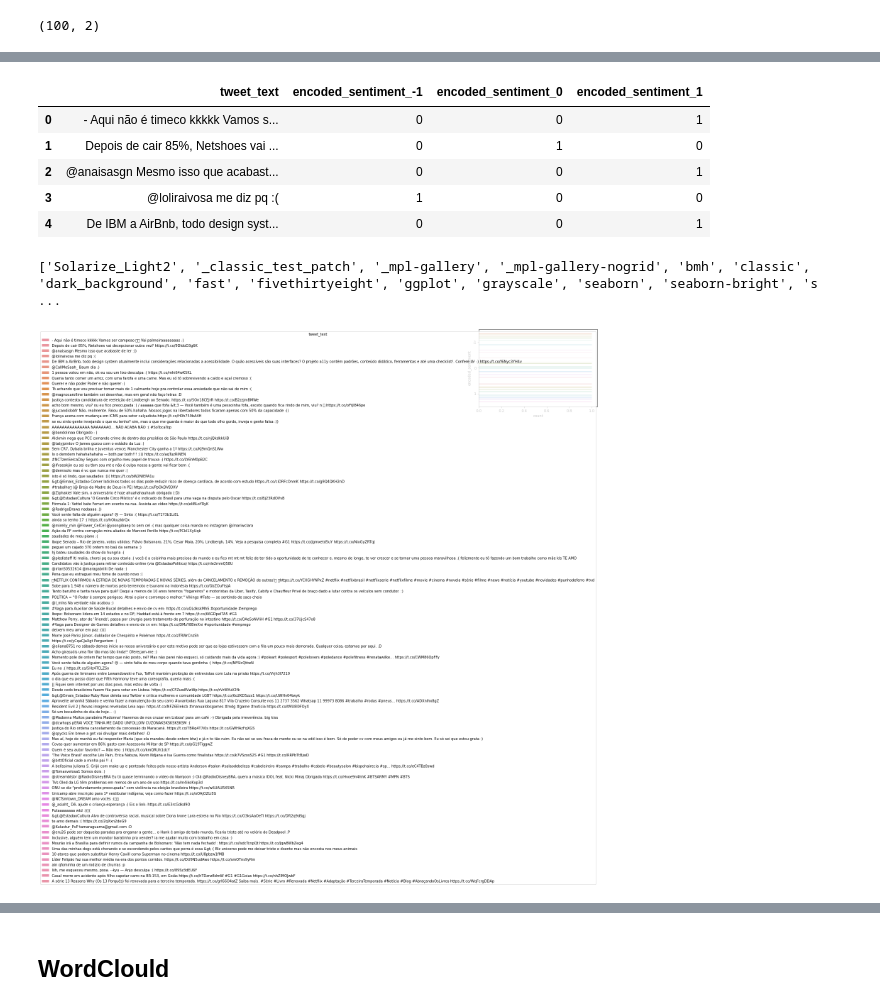
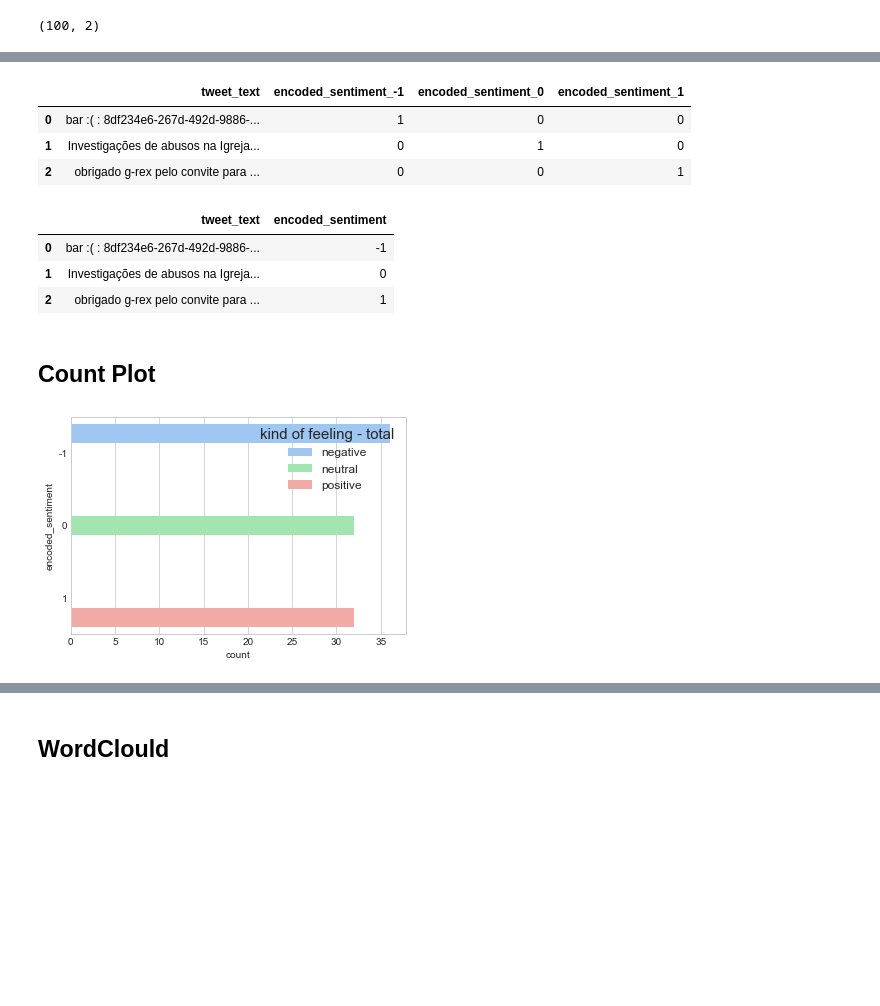
Before and after one commit to GSChacon/thermofeeler, a Jupyter notebook: notebooks/haro-data_visualization.ipynb, the cells around one changed output, grey strips where cells are left out. Cells and saved outputs as stored; diff of their text form; code cells hidden in the pictures; blank space fills up the shorter version.

```diff
--- a/notebooks/haro-data_visualization.ipynb
+++ b/notebooks/haro-data_visualization.ipynb
@@ -61,14 +63,17 @@ df_sample.head()
 # %%
-sample_encoded = pd.get_dummies(df_sample, columns= ['encoded_sentiment'])
-sample_encoded.head()
+df_sample_encoded = pd.get_dummies(df_sample, columns= ['encoded_sentiment'])
+df_sample_encoded.head(3)
 # %% [output]
 |  | tweet_text | encoded_sentiment_-1 | encoded_sentiment_0 | encoded_sentiment_1 |
-| 0 | - Aqui não é timeco kkkkk Vamos s... | 0 | 0 | 1 |
-| 1 | Depois de cair 85%, Netshoes vai ... | 0 | 1 | 0 |
-| 2 | @anaisasgn Mesmo isso que acabast... | 0 | 0 | 1 |
-| 3 | @loliraivosa me diz pq :( | 1 | 0 | 0 |
-| 4 | De IBM a AirBnb, todo design syst... | 0 | 0 | 1 |
+| 0 | bar :( : 8df234e6-267d-492d-9886-... | 1 | 0 | 0 |
+| 1 | Investigações de abusos na Igreja... | 0 | 1 | 0 |
+| 2 | obrigado g-rex pelo convite para ... | 0 | 0 | 1 |
-# %%
-print(plt.style.available)
-# %% [output]
-['Solarize_Light2', '_classic_test_patch', '_mpl-gallery', '_mpl-gallery-nogrid', 'bmh', 'classic', 'dark_background', 'fast', 'fivethirtyeight', 'ggplot', 'grayscale', 'seaborn', 'seaborn-bright', 's ...
+# %%
+df_sample.head(3)
+# %% [output]
+|  | tweet_text | encoded_sentiment |
+| 0 | bar :( : 8df234e6-267d-492d-9886-... | -1 |
+| 1 | Investigações de abusos na Igreja... | 0 |
+| 2 | obrigado g-rex pelo convite para ... | 1 |
+# %% [markdown]
+## Count Plot
@@ -75,9 +87,13 @@ print(plt.style.available)
 # %%
 # Countplot
-# style.use('seaborn-pastel') #sets the size of the charts
-# style.use('seaborn-poster')
-sns.countplot(y="encoded_sentiment", hue= 'tweet_text' ,data= df_sample);
+style.use('seaborn-pastel')
+style.use('seaborn-whitegrid')
+data = df_sample
+
+sns.countplot(y="encoded_sentiment", hue= 'encoded_sentiment', data= data)
+plt.legend(labels=["negative","neutral", "positive"], title = "kind of feeling - total",
+           fontsize = 'large', title_fontsize = "15", borderaxespad=0.5);
 # %% [output]
-[figure, old version]
+[figure, new version]
 # %%
 # Countplot
```
Also changed, not shown: parts of 48 cells of this notebook.
